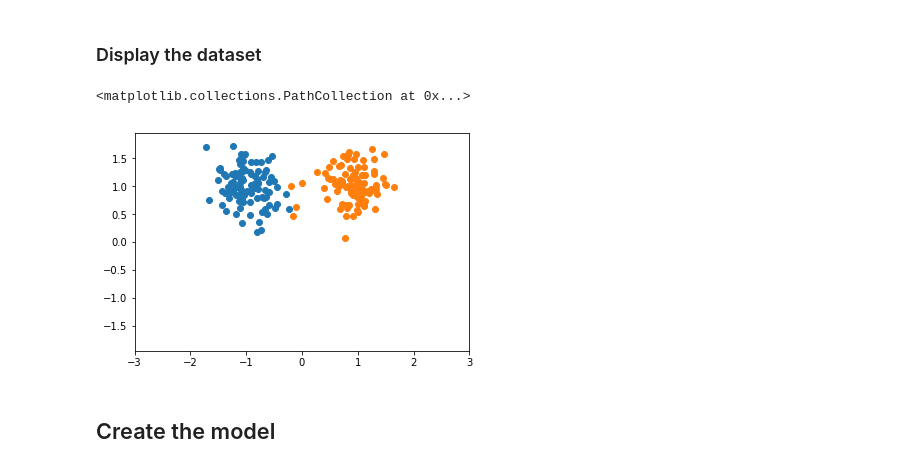
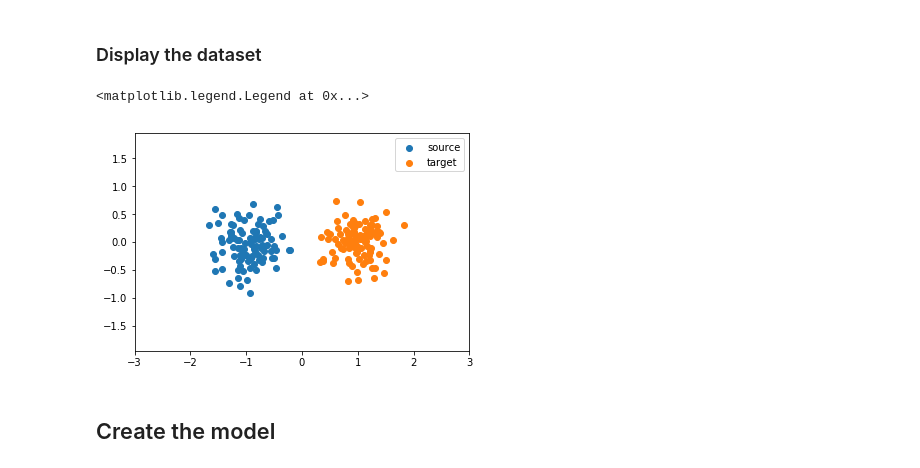
Before and after one commit to artix41/transfer-learning-algorithms, a Jupyter notebook: adda/gaussian.ipynb, the cells around one changed output. Saved outputs shown, nothing was run; the diff lists cells and outputs as text; code cells hidden in the pictures.

```diff
--- a/adda/gaussian.ipynb
+++ b/adda/gaussian.ipynb
@@ -17,7 +17,7 @@ colormap = np.array(plt.rcParams['axes.prop_cycle'].by_key()['color'])
 # %%
 N_source = 100
 # %%
-mean = [-1, 1]
+mean = [-1, 0]
 
 std = 0.1
 cov = np.eye(2) * std
@@ -29,7 +29,7 @@ X_source = np.concatenate([x.reshape(len(x), 1), y.reshape(len(y), 1)], axis=1)
 # %%
 N_target = 100
 # %%
-mean = [1, 1]
+mean = [1, 0]
 
 std = 0.1
 cov = np.eye(2) * std
@@ -41,12 +41,13 @@ X_target = np.concatenate([x.reshape(len(x), 1), y.reshape(len(y), 1)], axis=1)
 # %%
 plt.axis("equal")
 plt.axis([-3,3,-3,3])
 
-plt.scatter(X_source[:,0], X_source[:,1])
-plt.scatter(X_target[:,0], X_target[:,1])
+plt.scatter(X_source[:,0], X_source[:,1], label="source")
+plt.scatter(X_target[:,0], X_target[:,1], label="target")
+plt.legend()
 # %% [output]
-<matplotlib.collections.PathCollection at 0x...>
+<matplotlib.legend.Legend at 0x...>
-[figure, old version]
+[figure, new version]
 # %% [markdown]
 ## Create the model
 # %% [markdown]
```
Also changed, not shown: parts of 19 cells of this notebook, 17 other files.
